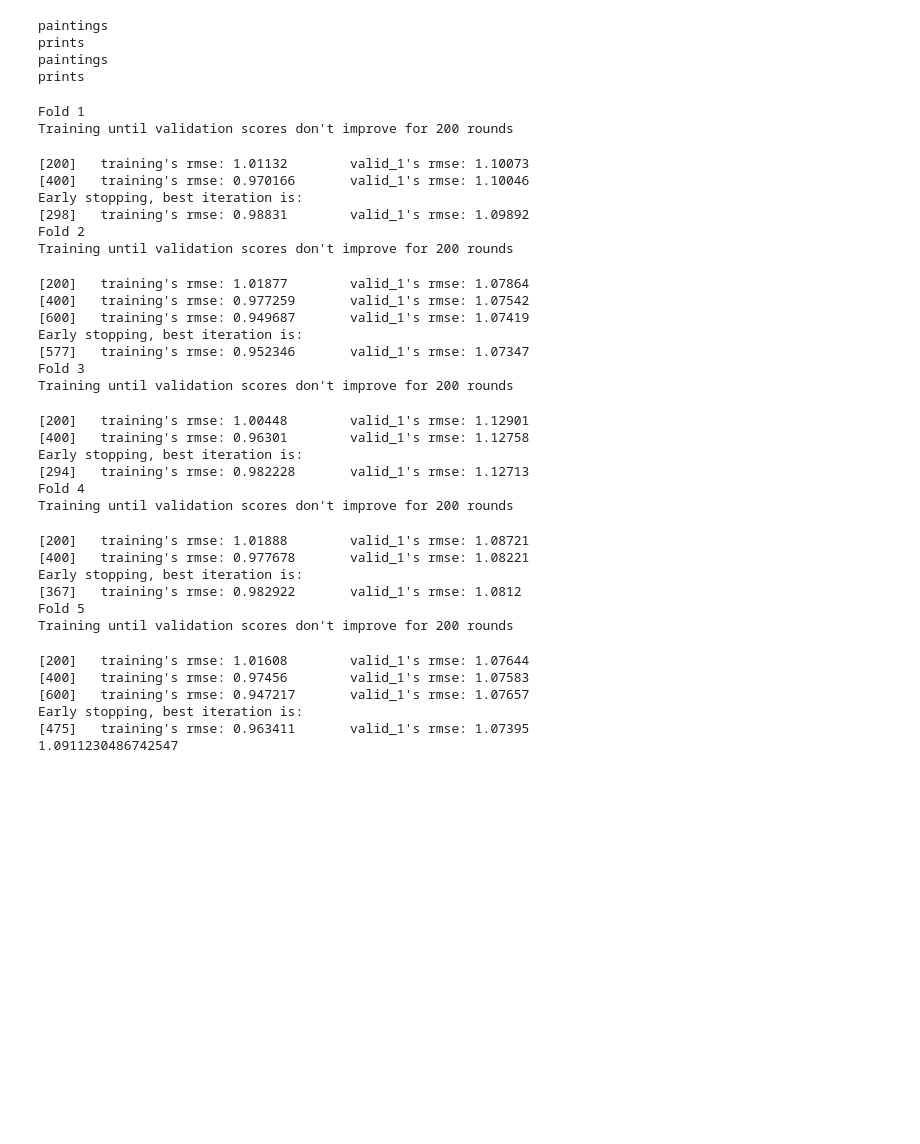
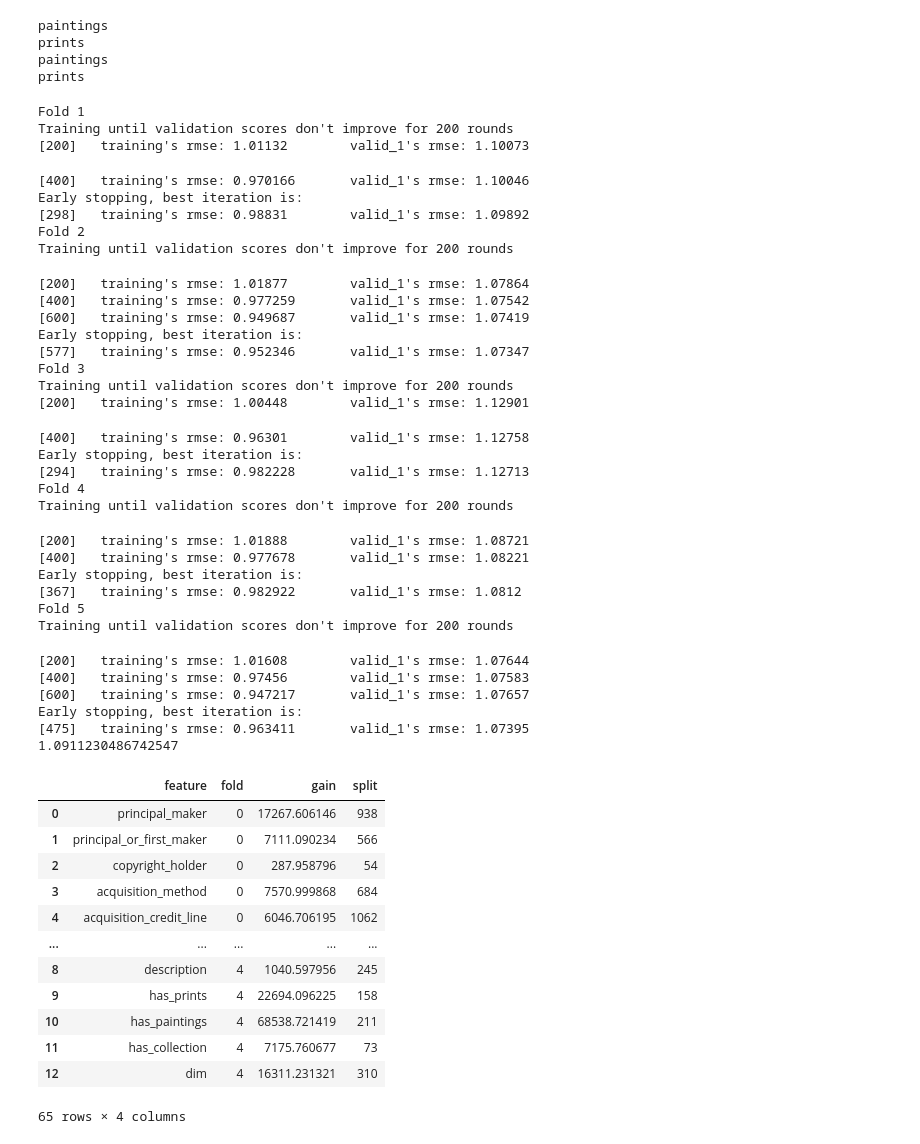
Before and after one commit to heizari/atma_10_art, a Jupyter notebook: notebook/006_lgb.ipynb, the cells around one changed output. Drawn from its saved outputs; the diff is of its cells as text; code cells hidden in the pictures; blank space fills up the shorter version.

```diff
--- a/notebook/006_lgb.ipynb
+++ b/notebook/006_lgb.ipynb
@@ -196,14 +196,14 @@ for fold, (train_idx, valid_idx) in enumerate(kf.split(train_df,y)):
     y_oof[valid_idx] = y_pred_valid
     score = calc_loss(y[valid_idx], y_pred_valid)
     y_test.append(y_pred_test)
-    feature_importances = pd.concat([feature_importances, importances], axis=0, sort=False)
+    feature_importances = pd.concat([feature_importances, importances], axis=0, sort=True)
 
 score = calc_loss(y, y_oof)
 print(score)
 # %% [output]
 Fold 1
 Training until validation scores don't improve for 200 rounds
+[200]   training's rmse: 1.01132        valid_1's rmse: 1.10073
-[200]   training's rmse: 1.01132        valid_1's rmse: 1.10073
 [400]   training's rmse: 0.970166       valid_1's rmse: 1.10046
 Early stopping, best iteration is:
 [298]   training's rmse: 0.98831        valid_1's rmse: 1.09892
@@ -216,7 +216,7 @@ Early stopping, best iteration is:
 [577]   training's rmse: 0.952346       valid_1's rmse: 1.07347
 Fold 3
 Training until validation scores don't improve for 200 rounds
+[200]   training's rmse: 1.00448        valid_1's rmse: 1.12901
-[200]   training's rmse: 1.00448        valid_1's rmse: 1.12901
 [400]   training's rmse: 0.96301        valid_1's rmse: 1.12758
 Early stopping, best iteration is:
 [294]   training's rmse: 0.982228       valid_1's rmse: 1.12713
@@ -241,3 +241,19 @@ sub = pd.read_csv(SUB_PATH)
 sub["likes"] = y_test_sub
 sub.loc[sub.likes <= 0,"likes"] = 0
 sub.to_csv(SAVE_TEST_SUB_PATH,index=False)
+# %%
+feature_importances
+# %% [output]
+|  | feature | fold | gain | split |
+| 0 | principal_maker | 0 | 17267.606146 | 938 |
+| 1 | principal_or_first_maker | 0 | 7111.090234 | 566 |
+| 2 | copyright_holder | 0 | 287.958796 | 54 |
+| 3 | acquisition_method | 0 | 7570.999868 | 684 |
+| 4 | acquisition_credit_line | 0 | 6046.706195 | 1062 |
+| ... | ... | ... | ... | ... |
+| 8 | description | 4 | 1040.597956 | 245 |
+| 9 | has_prints | 4 | 22694.096225 | 158 |
+| 10 | has_paintings | 4 | 68538.721419 | 211 |
+| 11 | has_collection | 4 | 7175.760677 | 73 |
+| 12 | dim | 4 | 16311.231321 | 310 |
+65 rows × 4 columns
```
Also changed, not shown: 3 other files.
